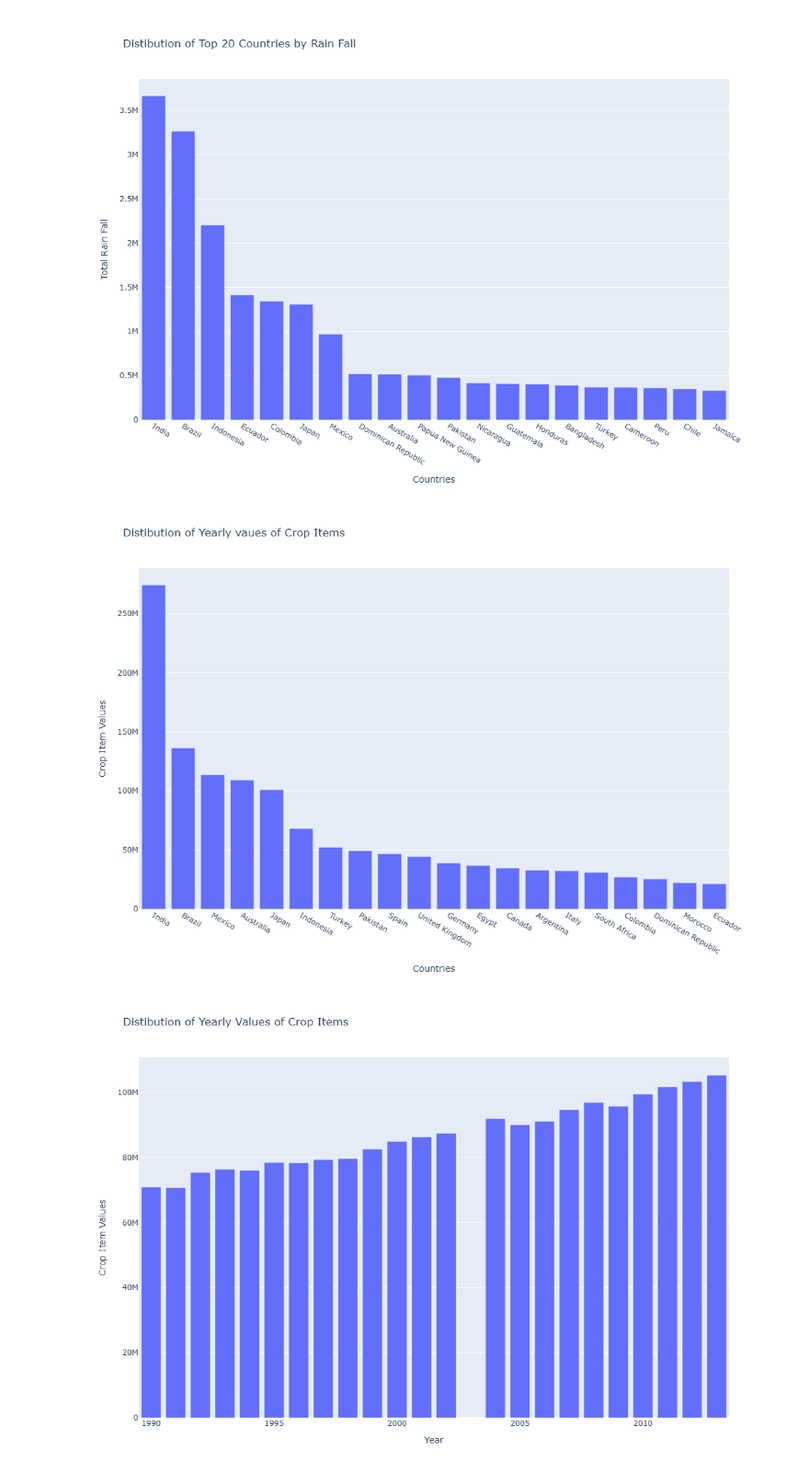
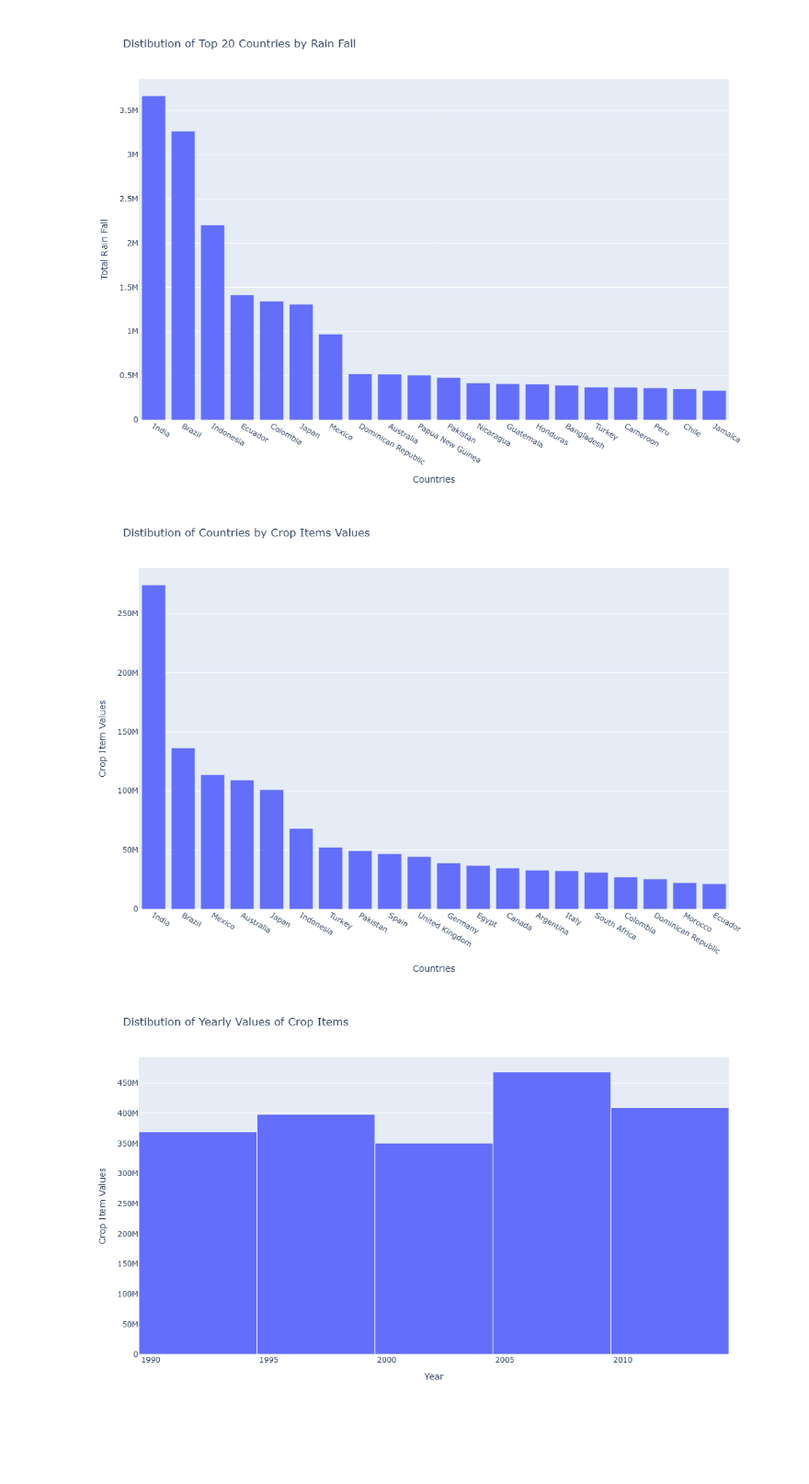
Before and after one commit to Maryam01-coder/Crop-Yield-Prediction-Model, a Jupyter notebook: crop-yield-data-analysis.ipynb, the cells around one changed output. Shown at 92% size. Cells and saved outputs as stored; diff of their text form; code cells hidden in the pictures; blank space fills up the shorter version.

```diff
--- a/crop-yield-data-analysis.ipynb
+++ b/crop-yield-data-analysis.ipynb
@@ -421,7 +449,7 @@ area_values = df.groupby("area")["crop_value"].sum().sort_values(ascending=False
 fig3 = px.bar(
     x = area_values.index,
     y = area_values.values,
-    title = "Distibution of Yearly vaues of Crop Items"
+    title = "Distibution of Countries by Crop Items Values"
 )
 fig3.update_layout(
     width=1000,
@@ -432,27 +460,31 @@ fig3.update_layout(
 
 fig3.show()
 # %% [output]
-[figure, old version]
+[figure, new version]
 # %%
 #distribution of crop items over time
 year_dist = df.groupby("year")["crop_value"].sum()
 
-fig4 = px.bar(
+fig4 = px.histogram(
     x = year_dist.index,
     y = year_dist.values,
-    orientation="v",
+    nbins=6,
     title = "Distibution of Yearly Values of Crop Items"
 )
 fig4.update_layout(
-    width=1000,
-    height=750,
+    height=650,
     xaxis_title="Year",
     yaxis_title= "Crop Item Values"
 )
 
+fig4.update_traces(
+    marker_line_color="white",
+    marker_line_width=1
+)
+
 fig4.show()
 # %% [output]
-[figure, old version]
+[figure, new version]
 # %%
 correlation = df[["year", "avg_rainfall_per_year", "pesticides_tonnes", "avg_temp", "crop_value"]].corr()
 fig5 = px.imshow(
```
Also changed, not shown: parts of 7 cells of this notebook, 1 other file.
